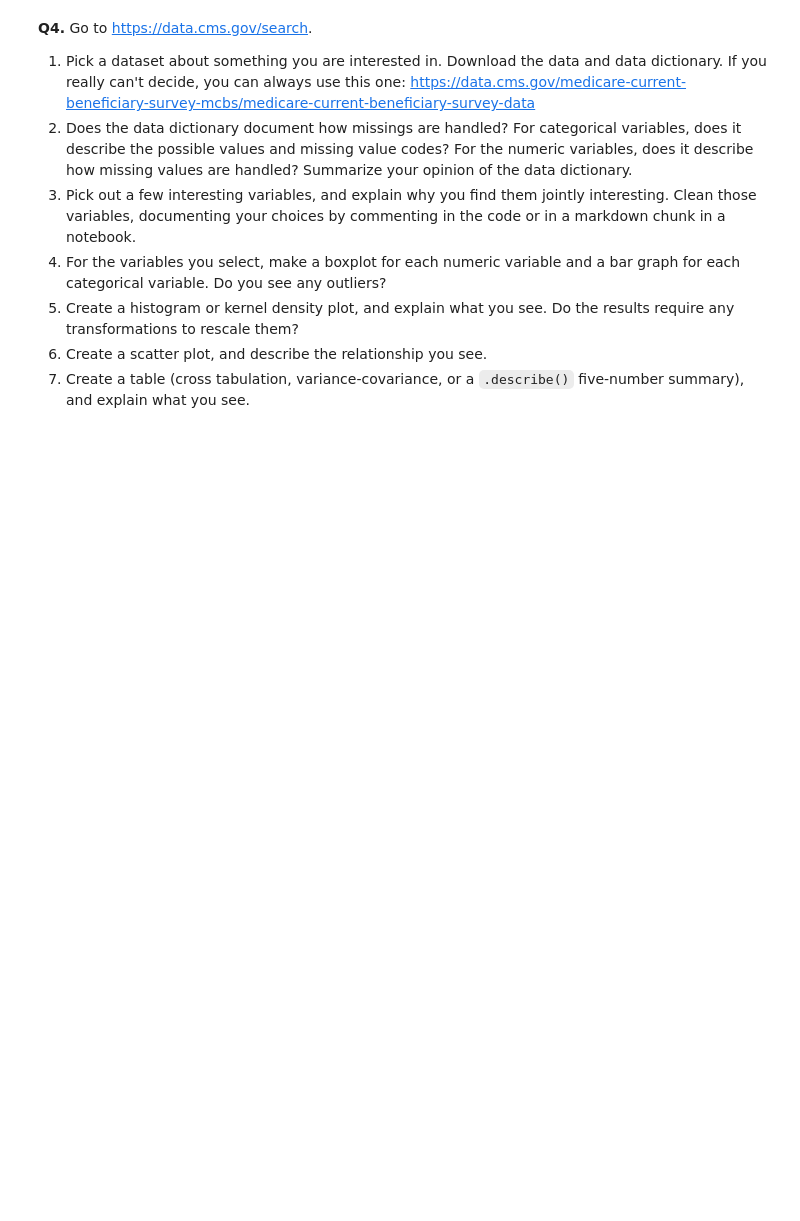
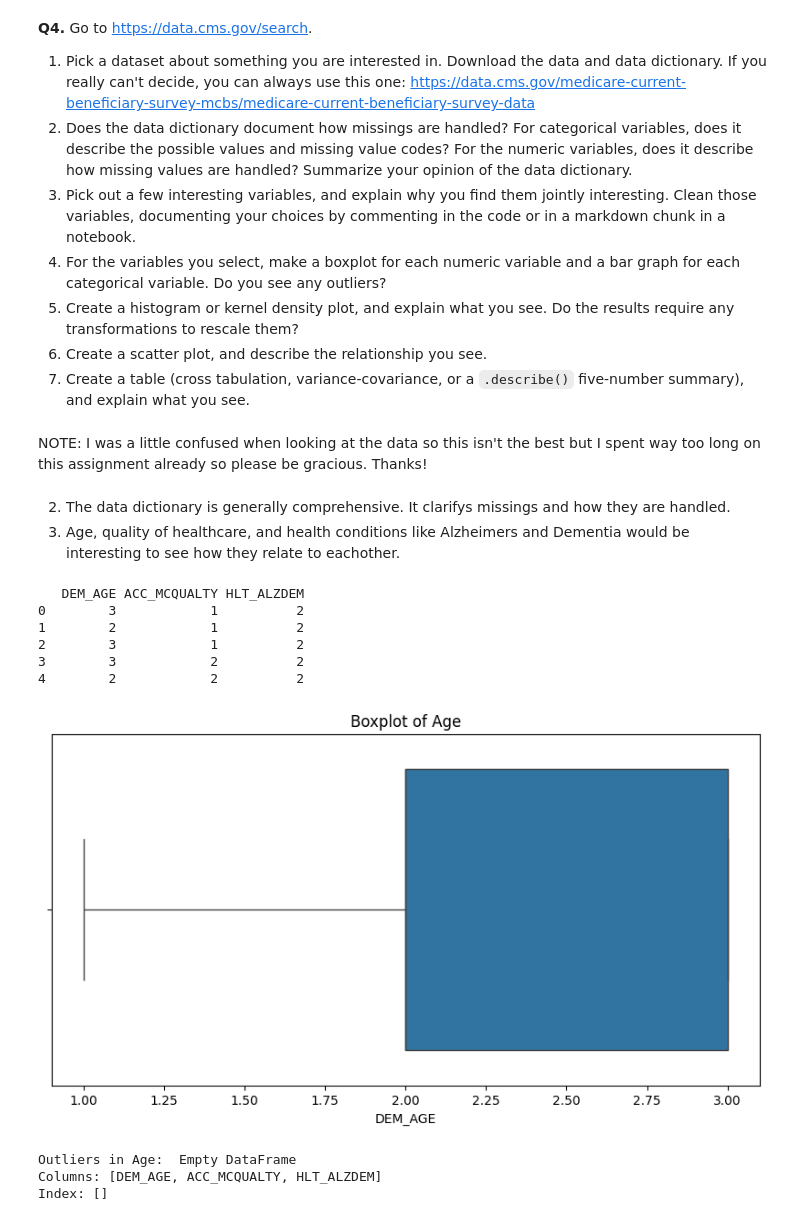
Before and after one commit to CelestineNguyen/DS3001_visualization, a Jupyter notebook: assignment/assignment.ipynb, the cells around one changed output. Drawn from its saved outputs; the diff is of its cells as text; code cells hidden in the pictures; blank space fills up the shorter version.

```diff
--- a/assignment/assignment.ipynb
+++ b/assignment/assignment.ipynb
@@ -239,3 +246,49 @@ For some context, the Federal government ultimately spent about $4.4 trillion in
 6. Create a histogram or kernel density plot, and explain what you see. Do the results require any transformations to rescale them?
 7. Create a scatter plot, and describe the relationship you see.
 8. Create a table (cross tabulation, variance-covariance, or a `.describe()` five-number summary), and explain what you see.
+# %% [markdown]
+NOTE: I was a little confused when looking at the data so this isn't the best but I spent way too long on this assignment already so please be gracious. Thanks!
+# %% [markdown]
+2. The data dictionary is generally comprehensive. It clarifys missings and how they are handled.
+3. Age, quality of healthcare, and health conditions like Alzheimers and Dementia would be interesting to see how they relate to eachother.
+# %%
+import pandas as pd
+data = pd.read_csv('/content/DS3001_visualization/assignment/SFPUF2021_Data/sfpuf2021_1_fall.csv')
+# %%
+# 3
+
+data = data[['DEM_AGE', 'ACC_MCQUALTY', 'HLT_ALZDEM']]
+
+# Handle missing values
+data['DEM_AGE'] = data['DEM_AGE'].replace(-1, pd.NA)  # Replace -1 with NaN for missing age
+data['ACC_MCQUALTY'] = data['ACC_MCQUALTY'].replace(-1, pd.NA)  # Replace -1 with NaN for missing quality
+
+
+# Check the first few rows of the cleaned DataFrame
+print(data.head())
+# %% [output]
+   DEM_AGE ACC_MCQUALTY HLT_ALZDEM
+0        3            1          2
+1        2            1          2
+2        3            1          2
+3        3            2          2
+4        2            2          2
+# %%
+import pandas as pd
+import seaborn as sns
+import matplotlib.pyplot as plt
+
+# Boxplot for Age
+plt.figure(figsize=(10, 5))
+sns.boxplot(x=data['DEM_AGE'])
+plt.title('Boxplot of Age')
+plt.show()
+
+# Check for outliers
+outliers_age = data[data['DEM_AGE'].isna() == False]['DEM_AGE'].quantile(0.75) + 1.5 * (data['DEM_AGE'].quantile(0.75) - data['DEM_AGE'].quantile(0.25))
+print("Outliers in Age: ", data[data['DEM_AGE'] > outliers_age])
+# %% [output]
+[figure, added]
+Outliers in Age:  Empty DataFrame
+Columns: [DEM_AGE, ACC_MCQUALTY, HLT_ALZDEM]
+Index: []
```
Also changed, not shown: parts of 5 cells of this notebook.
